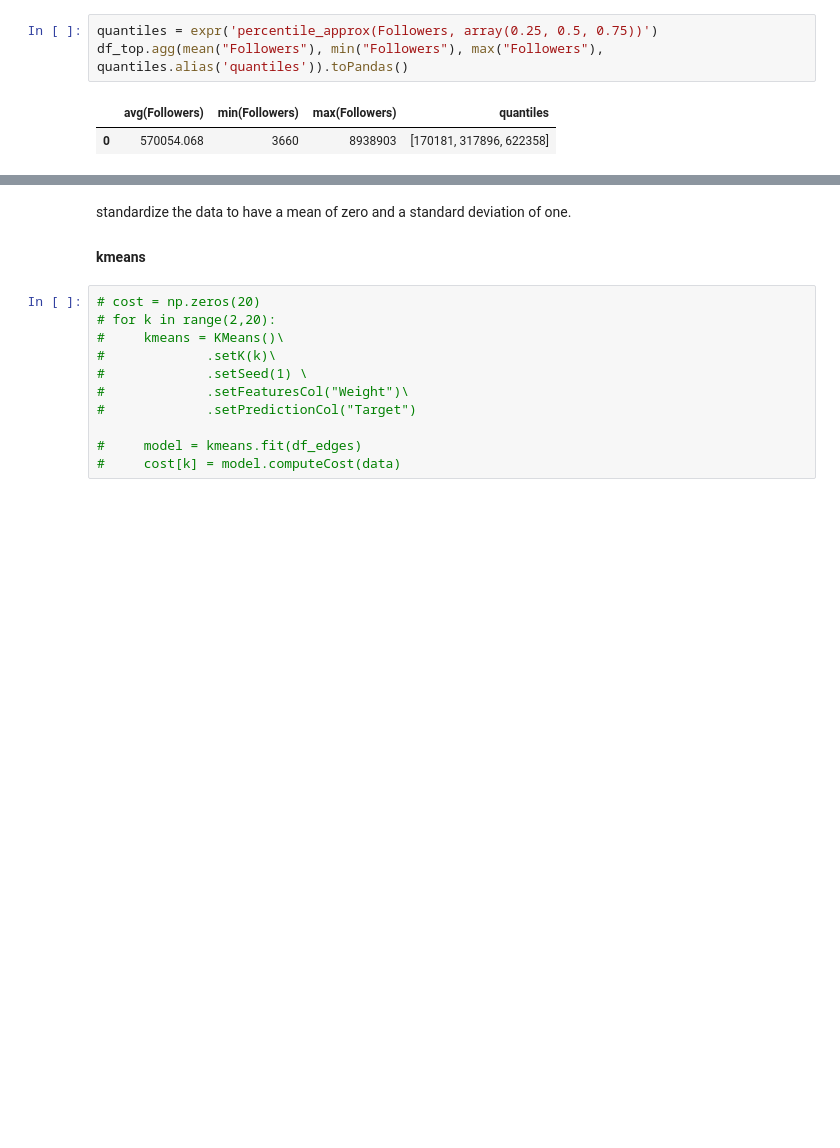
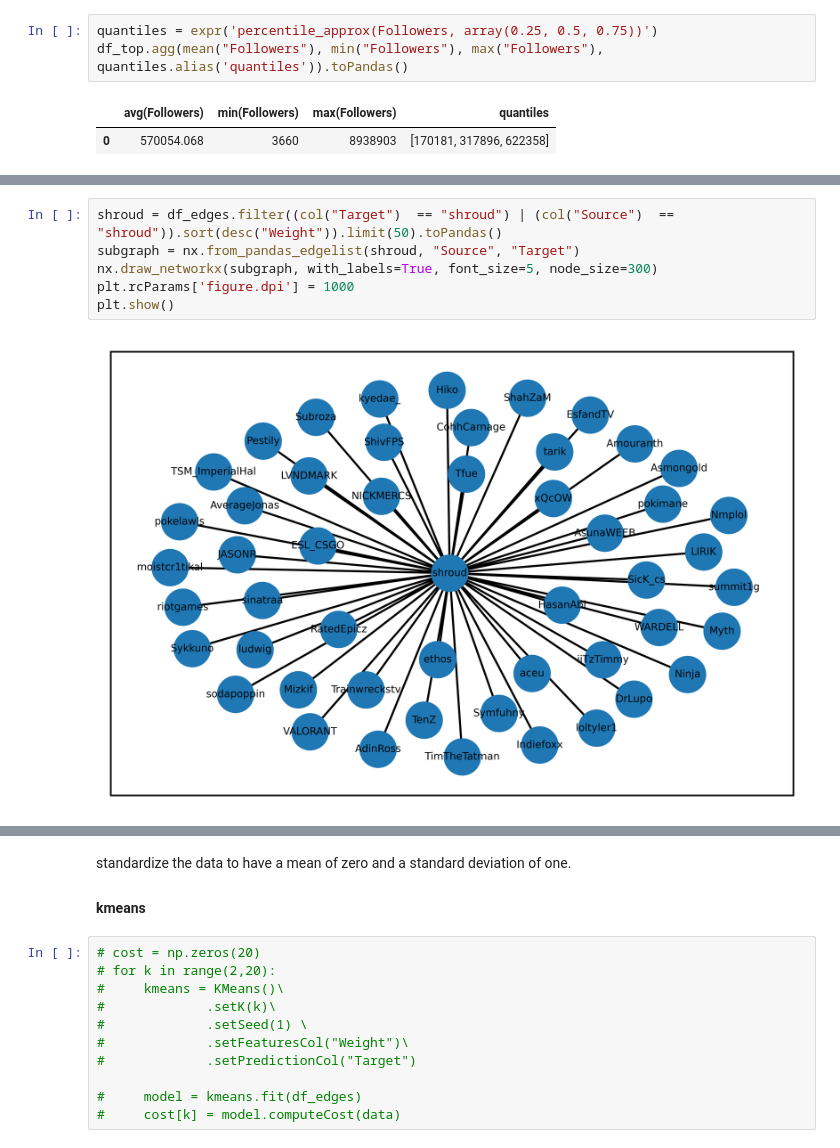
Before and after one commit to 13shadesoface/twitch_networks, a Jupyter notebook: Twitch Spark.ipynb, the cells around one changed output, grey strips where cells are left out. Drawn from its saved outputs; the diff is of its cells as text; blank space fills up the shorter version.

Commit message:
subgraph biggest contributor

```diff
--- a/Twitch Spark.ipynb
+++ b/Twitch Spark.ipynb
@@ -175,0 +163,8 @@ print(corr)
+# %%
+shroud = df_edges.filter((col("Target")  == "shroud") | (col("Source")  == "shroud")).sort(desc("Weight")).limit(50).toPandas()
+subgraph = nx.from_pandas_edgelist(shroud, "Source", "Target")
+nx.draw_networkx(subgraph, with_labels=True, font_size=5, node_size=300)
+plt.rcParams['figure.dpi'] = 1000
+plt.show()
+# %% [output]
+[figure, added]
```
Also changed, not shown: parts of 16 cells of this notebook.
